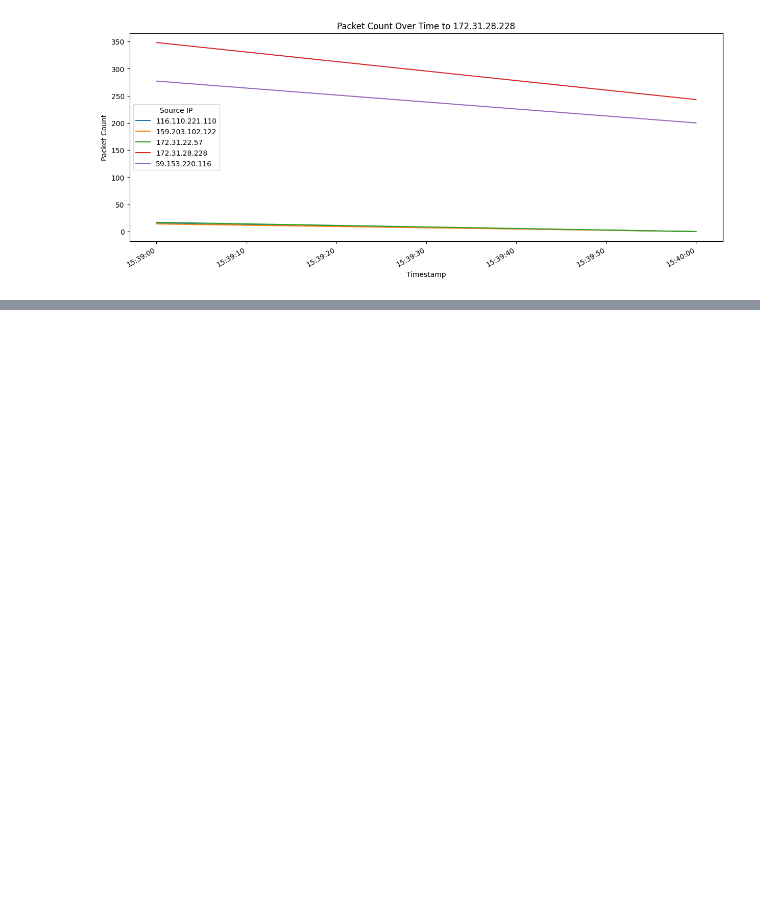
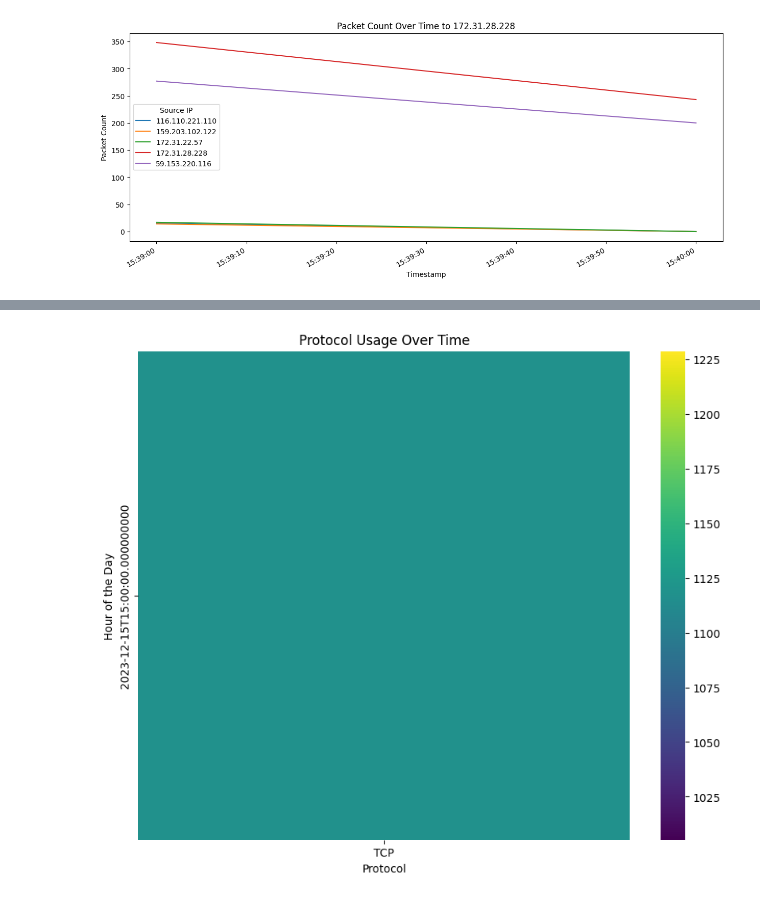
Before and after one commit to LyTriLaDuaNhanVien/graduation-thesis, a Jupyter notebook: nghia/analysis.ipynb, the cells around one changed output, grey strips where cells are left out. Drawn from its saved outputs; the diff is of its cells as text; code cells hidden in the pictures; blank space fills up the shorter version.

```diff
--- a/nghia/analysis.ipynb
+++ b/nghia/analysis.ipynb
@@ -147,0 +160,11 @@ plt.show()
+# %%
+protocol_counts = df.groupby('Protocol').resample('H').size().unstack(level=0).fillna(0)
+# %%
+plt.figure(figsize=(10, 8))
+sns.heatmap(protocol_counts, cmap='viridis')
+plt.title('Protocol Usage Over Time')
+plt.xlabel('Protocol')
+plt.ylabel('Hour of the Day')
+plt.show()
+# %% [output]
+[figure, added]
```
Also changed, not shown: parts of 3 cells of this notebook.
